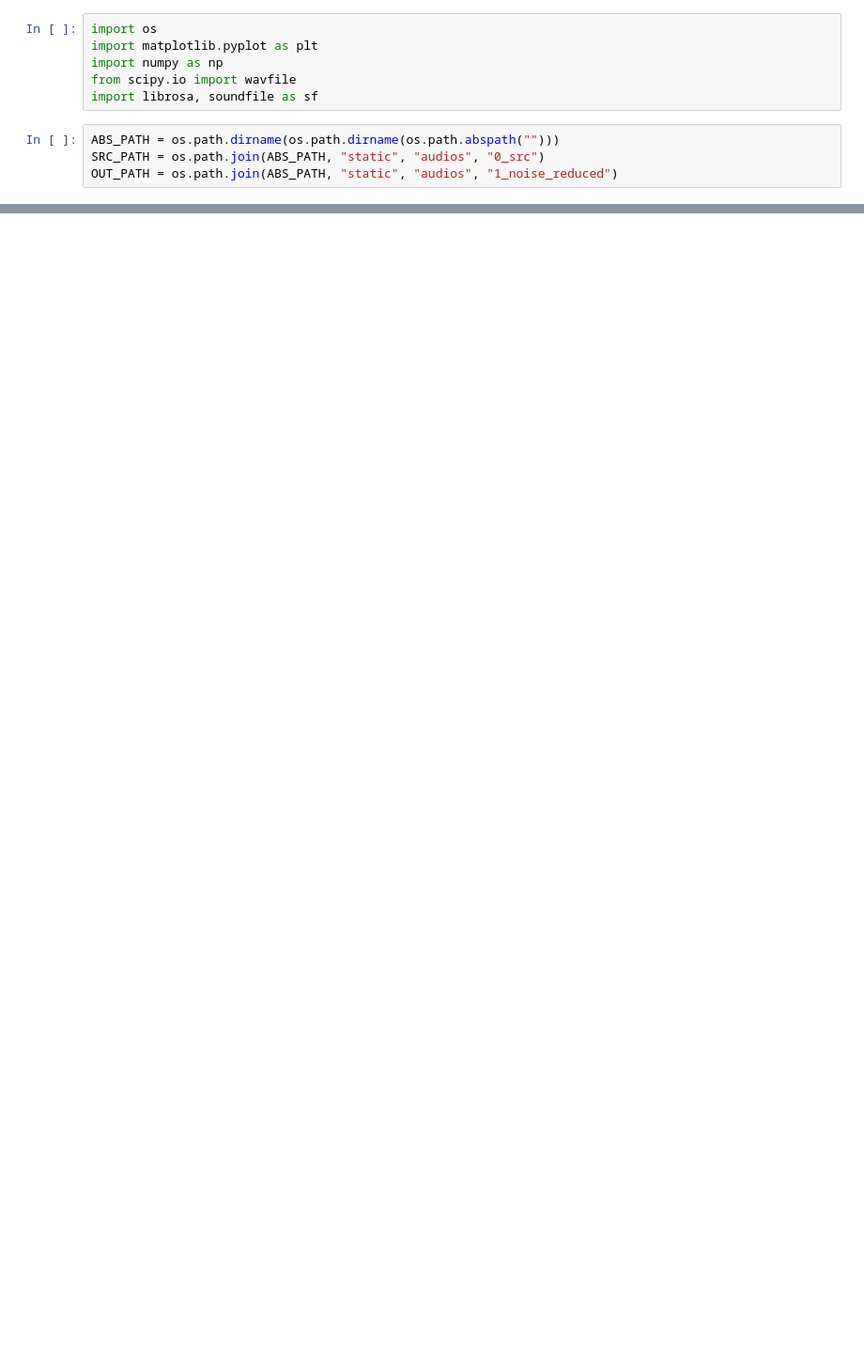
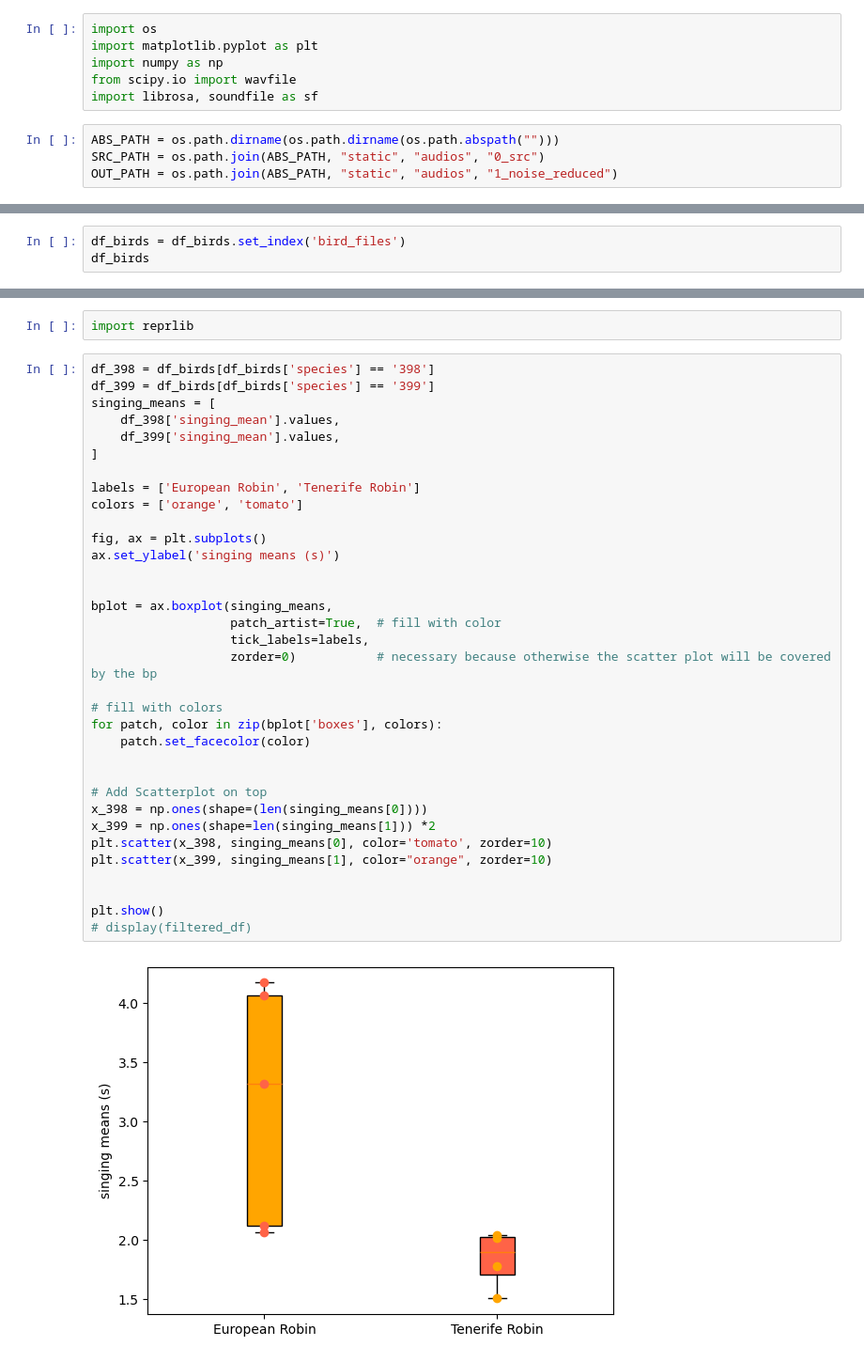
Before and after one commit to Moorboor/AviDex, a Jupyter notebook: scripts/1_preprocessing/Preprocessing.ipynb, the cells around one changed output, grey strips where cells are left out. Shown at 94% size. Cells and saved outputs as stored; diff of their text form; blank space fills up the shorter version.

```diff
--- a/scripts/1_preprocessing/Preprocessing.ipynb
+++ b/scripts/1_preprocessing/Preprocessing.ipynb
@@ -143,0 +171,3 @@ array([    0.        ,    30.74706619,    61.49413239,    92.24119858,
+# %%
+df_birds = df_birds.set_index('bird_files')
+df_birds
@@ -143,0 +186,38 @@ array([    0.        ,    30.74706619,    61.49413239,    92.24119858,
+# %%
+import reprlib
+# %%
+df_398 = df_birds[df_birds['species'] == '398']
+df_399 = df_birds[df_birds['species'] == '399']
+singing_means = [
+    df_398['singing_mean'].values,
+    df_399['singing_mean'].values,
+]
+
+labels = ['European Robin', 'Tenerife Robin']
+colors = ['orange', 'tomato']
+
+fig, ax = plt.subplots()
+ax.set_ylabel('singing means (s)')
+
+
+bplot = ax.boxplot(singing_means,
+                   patch_artist=True,  # fill with color
+                   tick_labels=labels,
+                   zorder=0)           # necessary because otherwise the scatter plot will be covered by the bp
+
+# fill with colors
+for patch, color in zip(bplot['boxes'], colors):
+    patch.set_facecolor(color)
+
+
+# Add Scatterplot on top
+x_398 = np.ones(shape=(len(singing_means[0])))
+x_399 = np.ones(shape=len(singing_means[1])) *2
+plt.scatter(x_398, singing_means[0], color='tomato', zorder=10)
+plt.scatter(x_399, singing_means[1], color="orange", zorder=10)
+
+
+plt.show()
+# display(filtered_df)
+# %% [output]
+[figure, added]
```
Also changed, not shown: parts of 19 cells of this notebook.
